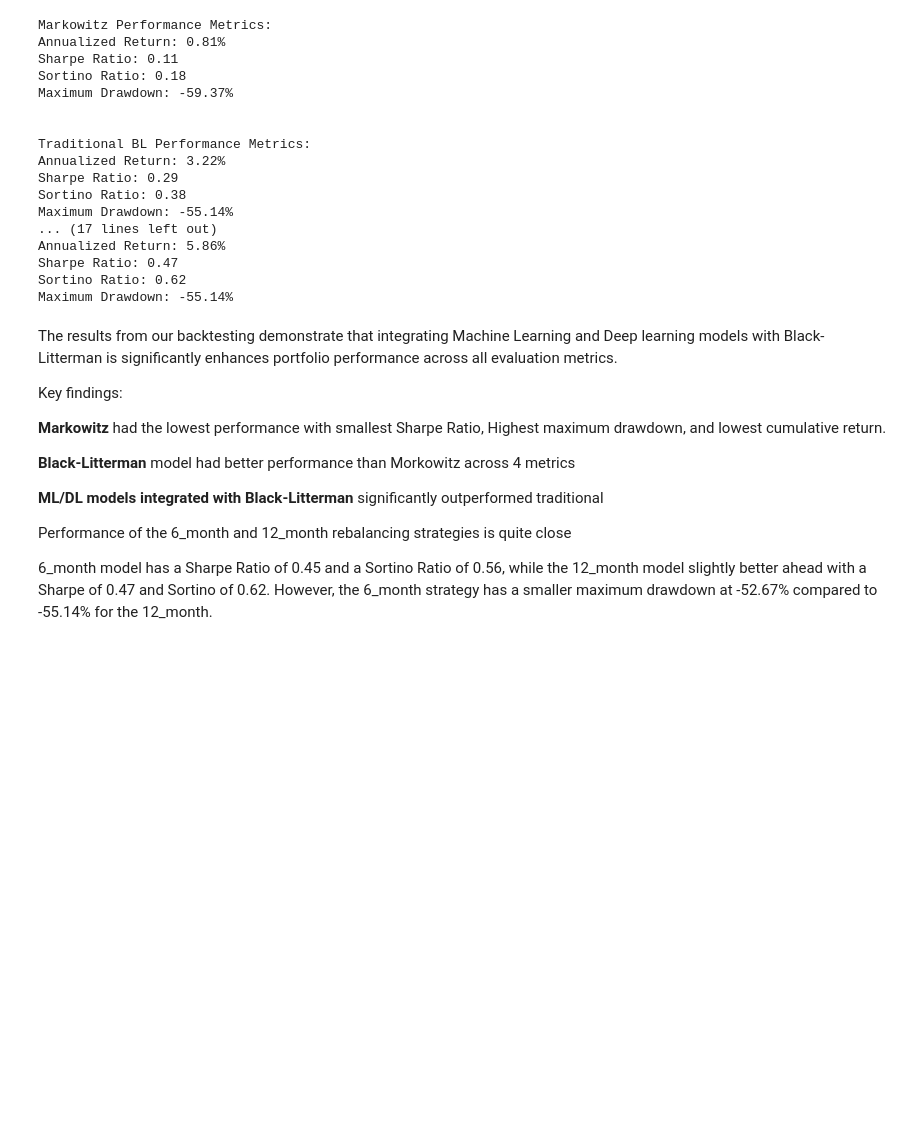
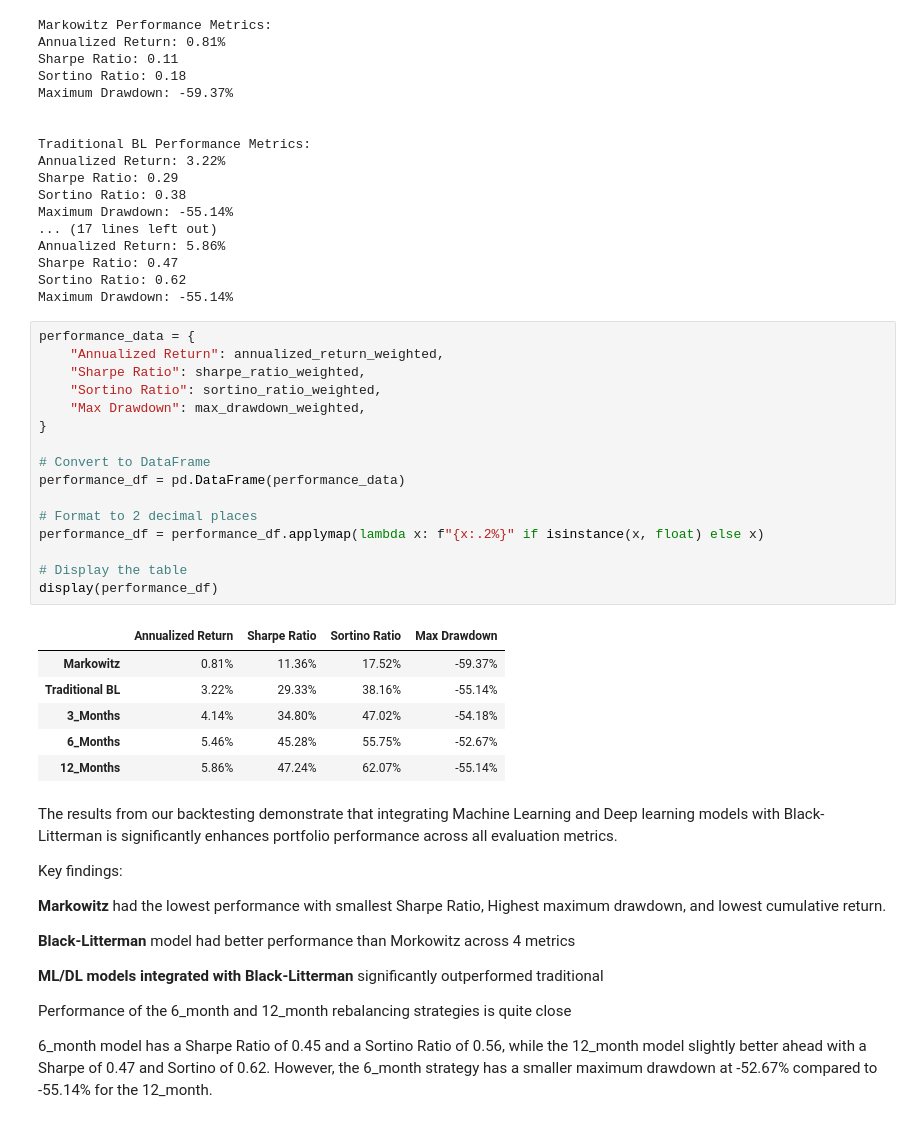
Before and after one commit to darthice/Financial-Engineering-Capstone-Project, a Jupyter notebook: main.ipynb, the cells around one changed output. Cells and saved outputs as stored; diff of their text form; blank space fills up the shorter version.

```diff
--- a/main.ipynb
+++ b/main.ipynb
@@ -1364,6 +1382,29 @@ Annualized Return: 5.86%
 Sharpe Ratio: 0.47
 Sortino Ratio: 0.62
 Maximum Drawdown: -55.14%
+# %%
+performance_data = {
+    "Annualized Return": annualized_return_weighted,
+    "Sharpe Ratio": sharpe_ratio_weighted,
+    "Sortino Ratio": sortino_ratio_weighted,
+    "Max Drawdown": max_drawdown_weighted,
+}
+
+# Convert to DataFrame
+performance_df = pd.DataFrame(performance_data)
+
+# Format to 2 decimal places
+performance_df = performance_df.applymap(lambda x: f"{x:.2%}" if isinstance(x, float) else x)
+
+# Display the table
+display(performance_df)
+# %% [output]
+|  | Annualized Return | Sharpe Ratio | Sortino Ratio | Max Drawdown |
+| Markowitz | 0.81% | 11.36% | 17.52% | -59.37% |
+| Traditional BL | 3.22% | 29.33% | 38.16% | -55.14% |
+| 3_Months | 4.14% | 34.80% | 47.02% | -54.18% |
+| 6_Months | 5.46% | 45.28% | 55.75% | -52.67% |
+| 12_Months | 5.86% | 47.24% | 62.07% | -55.14% |
 # %% [markdown]
 The results from our backtesting demonstrate that integrating Machine Learning and Deep learning models with Black-Litterman is significantly enhances portfolio performance across all evaluation metrics.
 
```
Also changed, not shown: parts of 11 cells of this notebook.
